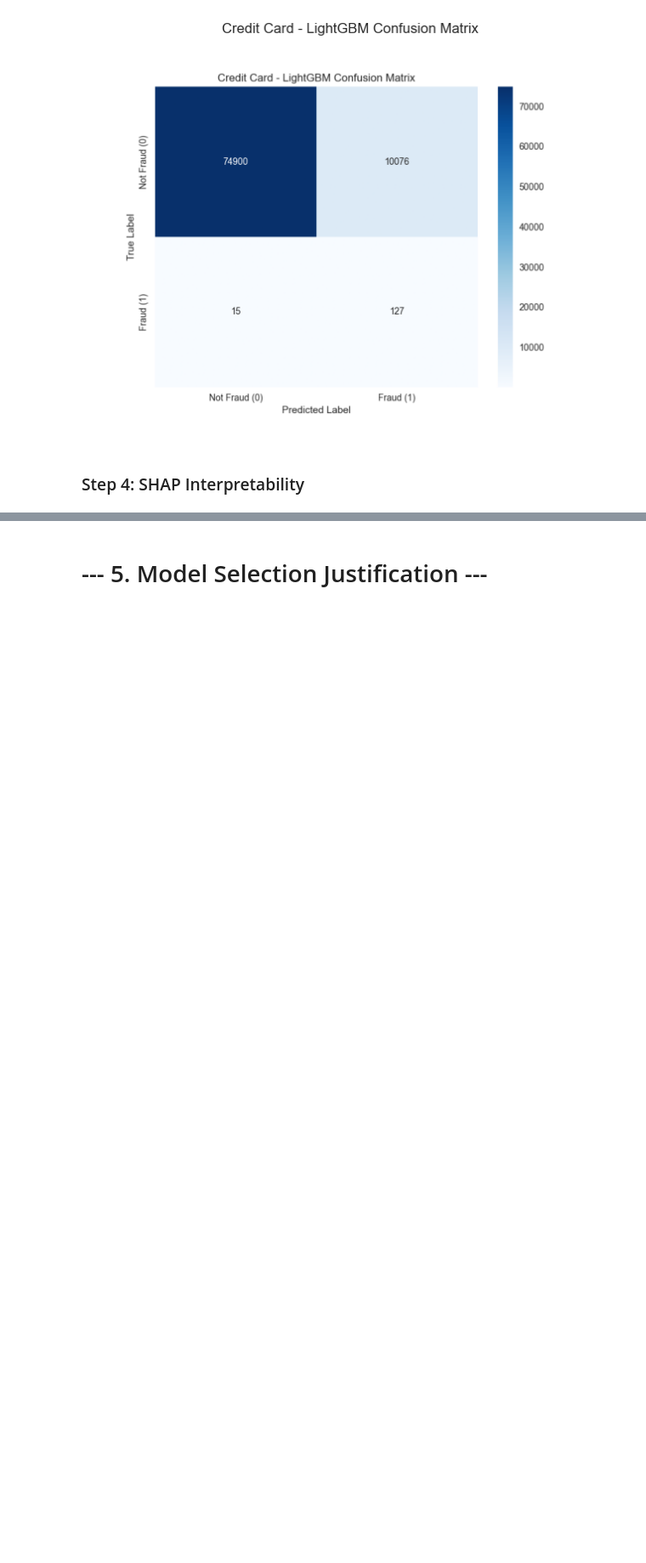
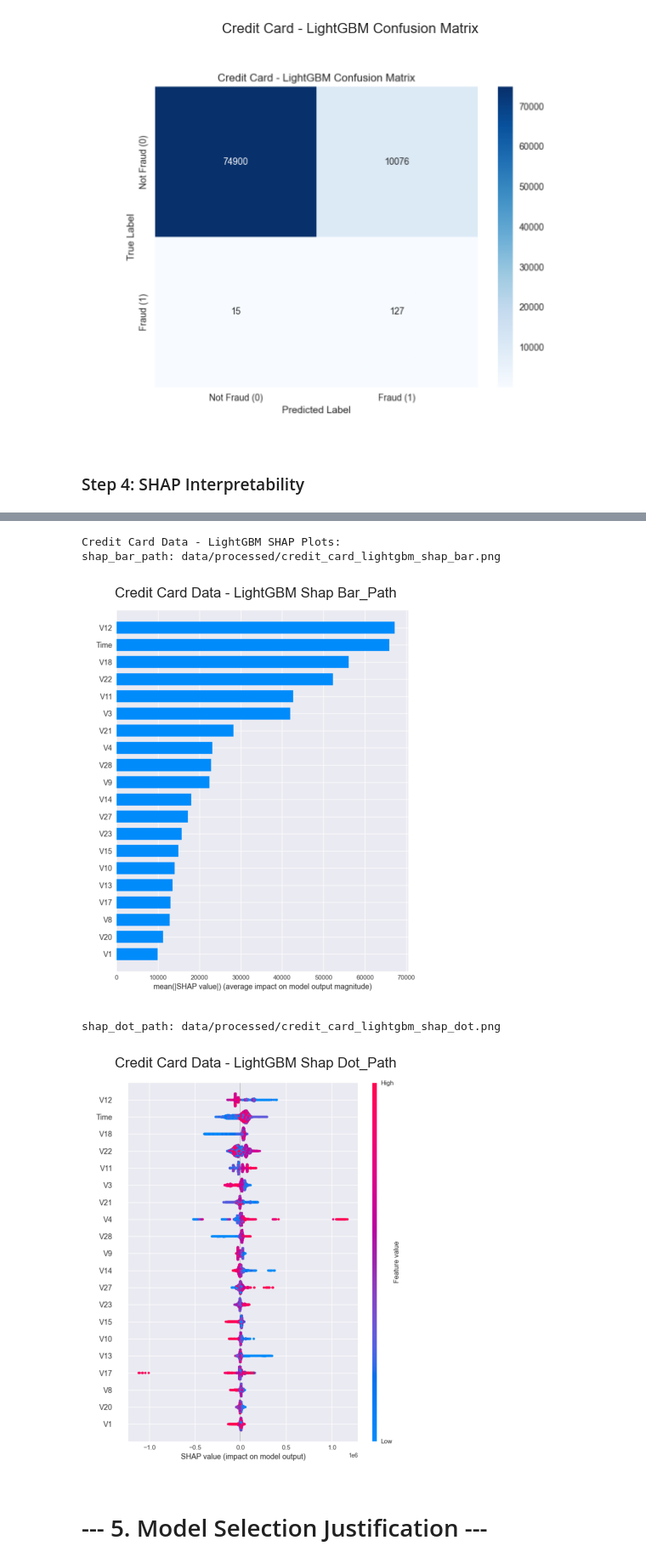
Before and after one commit to Lifeconr/fraud_detection_w8, a Jupyter notebook: notebooks/Fraud_Detection_Task2.ipynb, the cells around one changed output, grey strips where cells are left out. Shown at 85% size. Cells and saved outputs as stored; diff of their text form; code cells hidden in the pictures; blank space fills up the shorter version.

```diff
--- a/notebooks/Fraud_Detection_Task2.ipynb
+++ b/notebooks/Fraud_Detection_Task2.ipynb
@@ -190,6 +266,6 @@ for plot_name, plot_path in fraud_lgbm_shap.items():
 # %%
 # SHAP for Credit Card Data LightGBM
-creditcard_lgbm_shap = interpret_model_shap(creditcard_lgbm_model, creditcard_X_test, 'LightGBM', 'Credit Card', creditcard_features)
+creditcard_lgbm_shap = interpret_model_shap(creditcard_lgbm_model, creditcard_X_test, 'LightGBM', 'Credit Card')
 print('\nCredit Card Data - LightGBM SHAP Plots:')
 for plot_name, plot_path in creditcard_lgbm_shap.items():
     print(f'{plot_name}: {plot_path}')
@@ -199,3 +275,4 @@ for plot_name, plot_path in creditcard_lgbm_shap.items():
     plt.axis('off')
     plt.title(f'Credit Card Data - LightGBM {plot_name.replace("shap_", "SHAP ").title()}')
     plt.show()
+# %% [output]
@@ -202,3 +281,8 @@ for plot_name, plot_path in creditcard_lgbm_shap.items():
+Credit Card Data - LightGBM SHAP Plots:
+shap_bar_path: data/processed/credit_card_lightgbm_shap_bar.png
+[figure, added]
+shap_dot_path: data/processed/credit_card_lightgbm_shap_dot.png
+[figure, added]
 # %% [markdown]
 # --- 5. Model Selection Justification ---
 # %%
```
Also changed, not shown: parts of 16 cells of this notebook, 1 other file.
